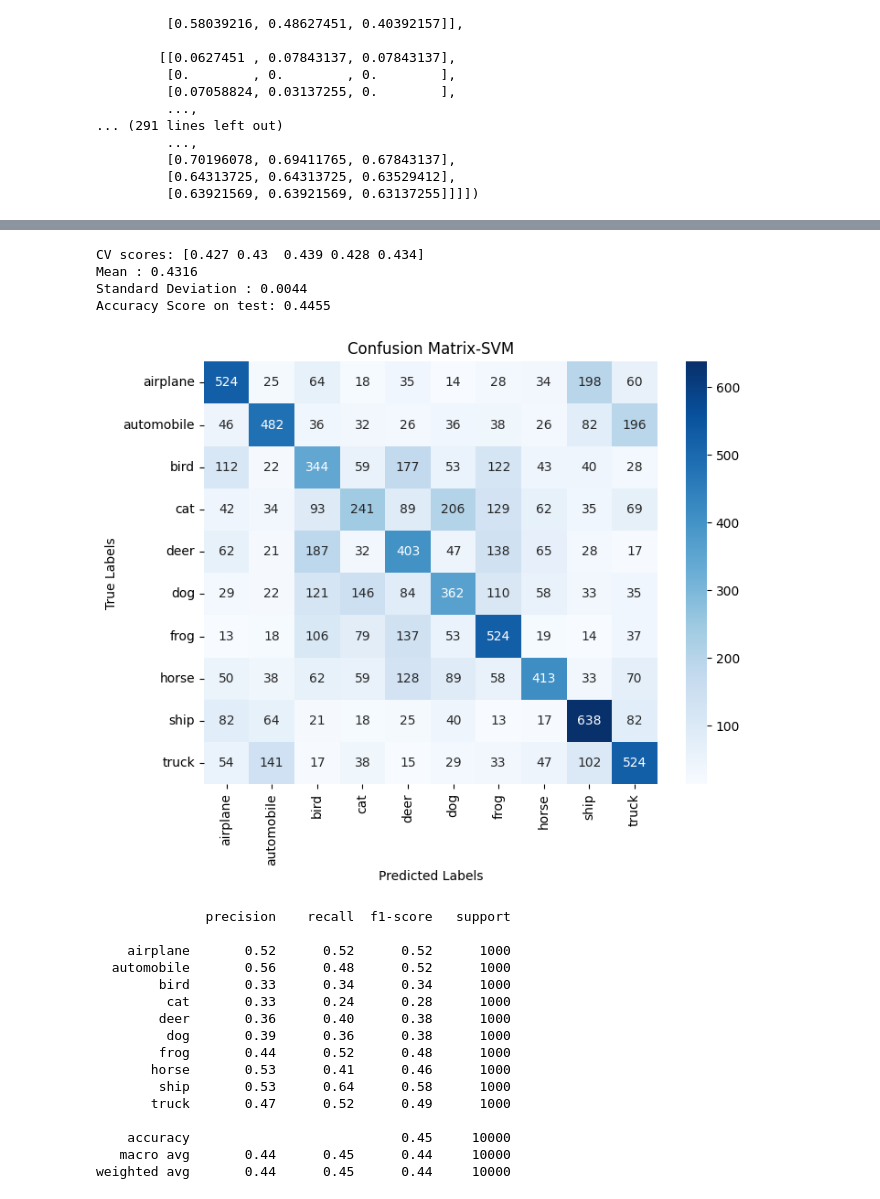
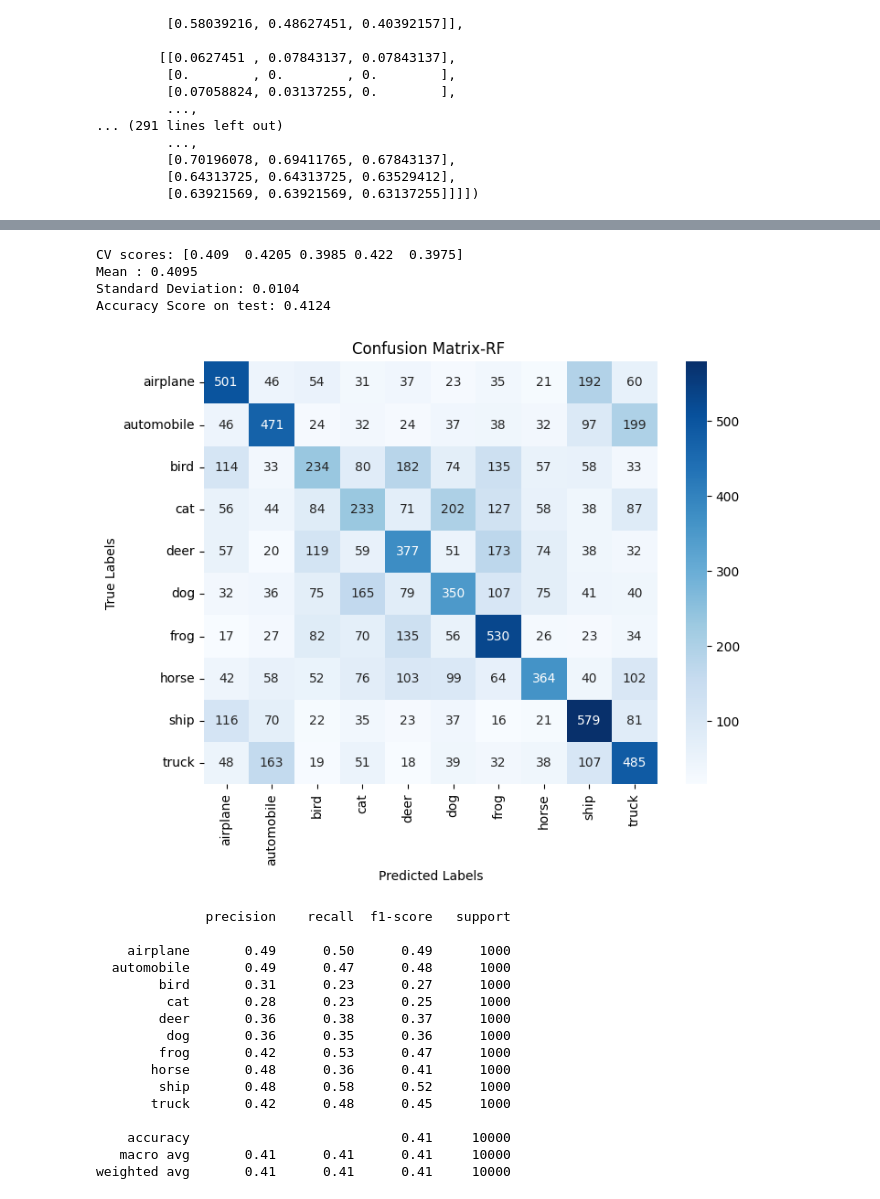
Before and after one commit to Phil3scari/Image-classification-project-on-Cifar10, a Jupyter notebook: Image classification- SVM-RANDOM FOREST-LOGISTIC.ipynb, the cells around one changed output, grey strips where cells are left out. Saved outputs shown, nothing was run; the diff lists cells and outputs as text; code cells hidden in the pictures.

Commit message:
Update: improved PCA and accuracy of models

```diff
--- a/Image classification- SVM-RANDOM FOREST-LOGISTIC.ipynb
+++ b/Image classification- SVM-RANDOM FOREST-LOGISTIC.ipynb
@@ -90,17 +97,16 @@ plt.show()
 [figure]
 # %%
-### the number seems 450 so let's apply it to transform our sets
+### the number seems 103 so let's apply it to transform our sets
 
-num_components = 450
+num_components = 103
 pca = PCA(n_components=num_components)
 
 X_train_pca = pca.fit_transform(X_train_scaled)
 X_test_pca = pca.transform(X_test_scaled)
 # %%
-###resize the sets to save memory and computational resources
 
-X_train_pca=X_train_pca[:5000,:]
-Y_train = np.squeeze(Y_train[:5000])
+X_train_pca=X_train_pca[:50000,:]
+Y_train = np.squeeze(Y_train[:50000])
 print(Y_train)
 print(X_train_pca.shape)
 print(Y_train.shape)
@@ -111,56 +173,57 @@ print(Y_train.shape)
 # %%
-###first model: SVM using cross validation score
+###2nd model:Random Forest classifier
 
-svc = svm.SVC()
-cv_scores = cross_val_score(svc, X_train_pca, Y_train, cv=5)
+randfor = RandomForestClassifier()
+cv_scores = cross_val_score(randfor, X_train_subset, Y_train_subset, cv=5)
+print("CV scores:", cv_scores)
 
-print("CV scores:", cv_scores)
 mean_cv_score = cv_scores.mean()
 std_cv_score = cv_scores.std()
 print(f"Mean : {mean_cv_score:.4f}")
-print(f"Standard Deviation : {std_cv_score:.4f}")
+print(f"Standard Deviation: {std_cv_score:.4f}")
 
 
-svc.fit(X_train_pca, Y_train)
-Y_pred_svm = svc.predict(X_test_pca)
+randfor.fit(X_train_subset, Y_train_subset)
+Y_pred_randfor = randfor.predict(X_test_pca)
 
-
-svc_score = accuracy_score(Y_test, Y_pred_svm)
-print(f"Accuracy Score on test: {svc_score:.4f}")
+random_forest_score = accuracy_score(Y_test, Y_pred_randfor)
+print(f"Accuracy Score on test: {random_forest_score:.4f}")
 # %% [output]
-CV scores: [0.427 0.43  0.439 0.428 0.434]
-Mean : 0.4316
-Standard Deviation : 0.0044
-Accuracy Score on test: 0.4455
+CV scores: [0.409  0.4205 0.3985 0.422  0.3975]
+Mean : 0.4095
+Standard Deviation: 0.0104
+Accuracy Score on test: 0.4124
 # %%
-###plotting some useful metrics
+###random forest metrics
 
-cm = confusion_matrix(Y_test, Y_pred_svm)
+randforcm = confusion_matrix(Y_test, Y_pred_randfor)
+
+
 plt.figure(figsize=(8, 6))
 sns.heatmap(cm, annot=True, fmt='d', cmap='Blues', xticklabels=class_names, yticklabels=class_names)
 plt.xlabel('Predicted Labels')
 plt.ylabel('True Labels')
-plt.title('Confusion Matrix-SVM')
+plt.title('Confusion Matrix-RF ')
 plt.show()
 
-report = classification_report(Y_test, Y_pred_svm, target_names=class_names)
+report = classification_report(Y_test, Y_pred_randfor, target_names=class_names)
 print(report)
 # %% [output]
-[figure, old version]
+[figure, new version]
               precision    recall  f1-score   support
 
-    airplane       0.52      0.52      0.52      1000
-  automobile       0.56      0.48      0.52      1000
-        bird       0.33      0.34      0.34      1000
-         cat       0.33      0.24      0.28      1000
-        deer       0.36      0.40      0.38      1000
-         dog       0.39      0.36      0.38      1000
-        frog       0.44      0.52      0.48      1000
-       horse       0.53      0.41      0.46      1000
-        ship       0.53      0.64      0.58      1000
-       truck       0.47      0.52      0.49      1000
+    airplane       0.49      0.50      0.49      1000
+  automobile       0.49      0.47      0.48      1000
+        bird       0.31      0.23      0.27      1000
+         cat       0.28      0.23      0.25      1000
+        deer       0.36      0.38      0.37      1000
+         dog       0.36      0.35      0.36      1000
+        frog       0.42      0.53      0.47      1000
+       horse       0.48      0.36      0.41      1000
+        ship       0.48      0.58      0.52      1000
+       truck       0.42      0.48      0.45      1000
 
-    accuracy                           0.45     10000
-   macro avg       0.44      0.45      0.44     10000
-weighted avg       0.44      0.45      0.44     10000
+    accuracy                           0.41     10000
+   macro avg       0.41      0.41      0.41     10000
+weighted avg       0.41      0.41      0.41     10000
 # %%
```
Also changed, not shown: parts of 8 cells of this notebook.
